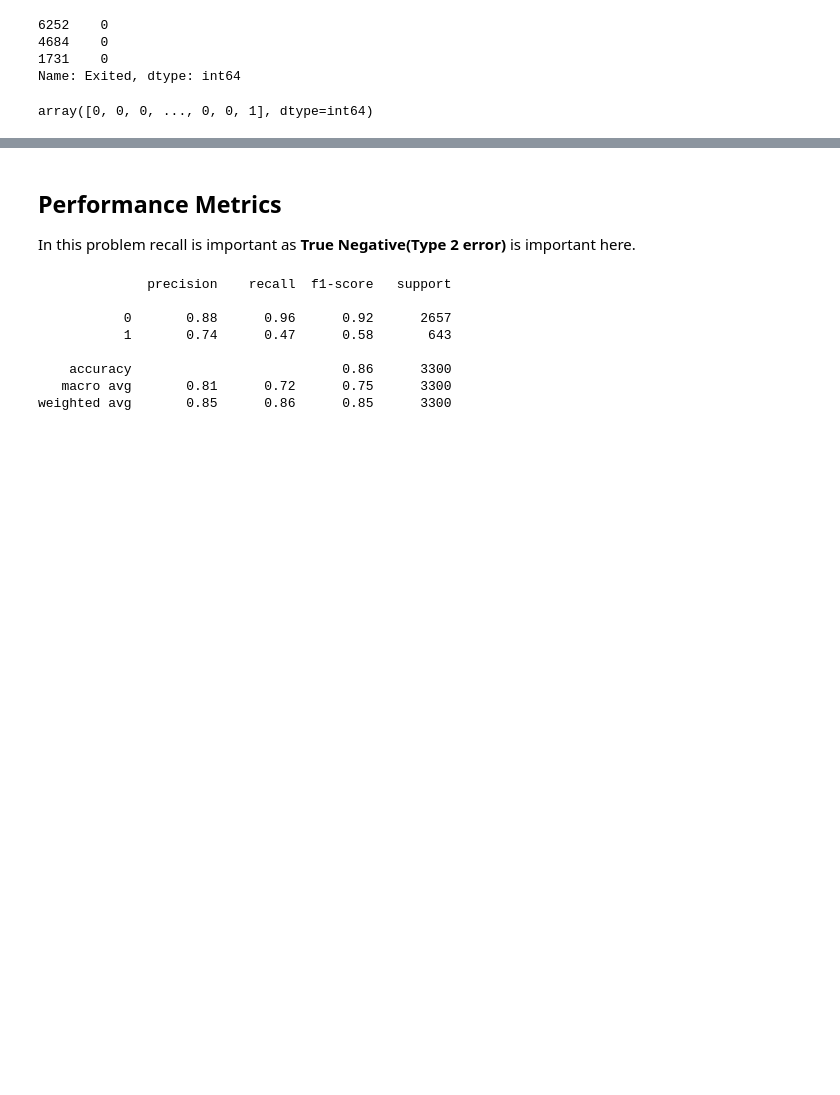
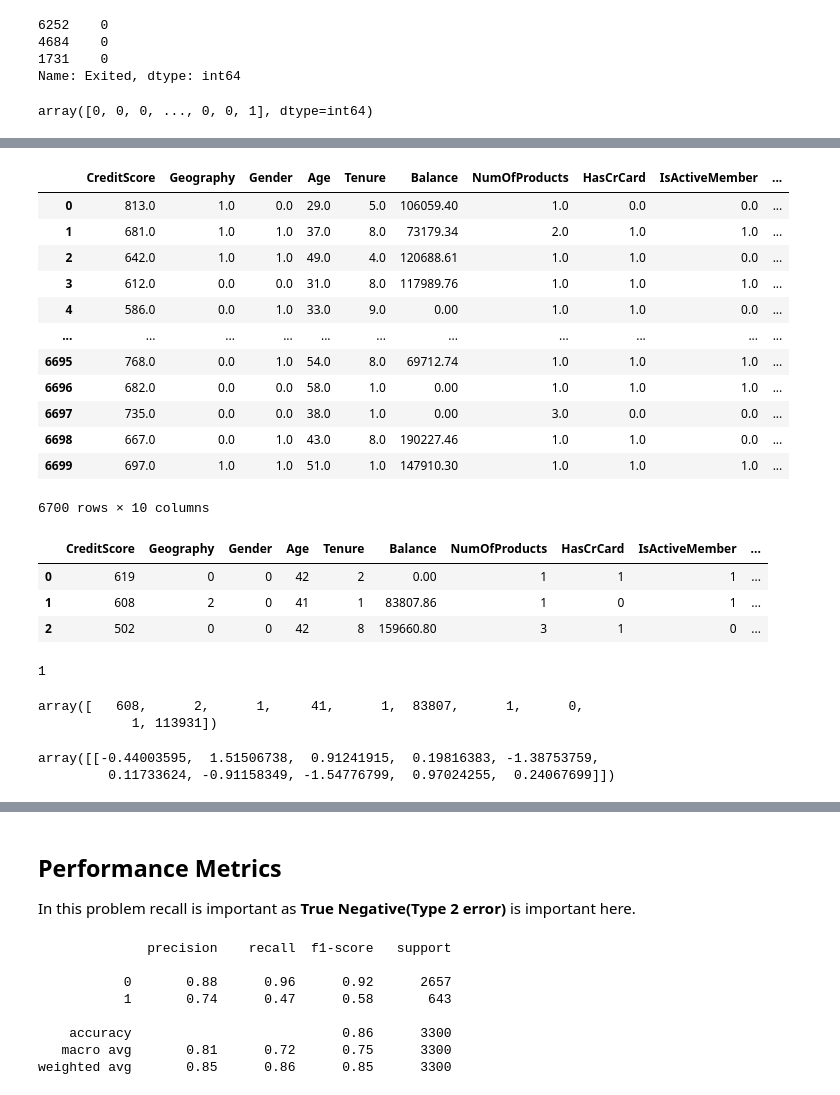
Before and after one commit to arslandevs/dataScienceProjects, a Jupyter notebook: customerChurn/analysis.ipynb, the cells around one changed output, grey strips where cells are left out. Drawn from its saved outputs; the diff is of its cells as text; code cells hidden in the pictures; blank space fills up the shorter version.

```diff
--- a/customerChurn/analysis.ipynb
+++ b/customerChurn/analysis.ipynb
@@ -251,0 +276,3 @@ array([0, 0, 0, ..., 0, 0, 1], dtype=int64)
+# %%
+inverseScaler = scaler.inverse_transform(X_train)
+inverseScaler
@@ -251,0 +293,44 @@ array([0, 0, 0, ..., 0, 0, 1], dtype=int64)
+# %%
+df_reverse_encode = pd.DataFrame(inverseScaler, columns=df.columns[:-1])
+df_reverse_encode
+# %% [output]
+|  | CreditScore | Geography | Gender | Age | Tenure | Balance | NumOfProducts | HasCrCard | IsActiveMember | ... |
+| 0 | 813.0 | 1.0 | 0.0 | 29.0 | 5.0 | 106059.40 | 1.0 | 0.0 | 0.0 | ... |
+| 1 | 681.0 | 1.0 | 1.0 | 37.0 | 8.0 | 73179.34 | 2.0 | 1.0 | 1.0 | ... |
+| 2 | 642.0 | 1.0 | 1.0 | 49.0 | 4.0 | 120688.61 | 1.0 | 1.0 | 0.0 | ... |
+| 3 | 612.0 | 0.0 | 0.0 | 31.0 | 8.0 | 117989.76 | 1.0 | 1.0 | 1.0 | ... |
+| 4 | 586.0 | 0.0 | 1.0 | 33.0 | 9.0 | 0.00 | 1.0 | 1.0 | 0.0 | ... |
+| ... | ... | ... | ... | ... | ... | ... | ... | ... | ... | ... |
+| 6695 | 768.0 | 0.0 | 1.0 | 54.0 | 8.0 | 69712.74 | 1.0 | 1.0 | 1.0 | ... |
+| 6696 | 682.0 | 0.0 | 0.0 | 58.0 | 1.0 | 0.00 | 1.0 | 1.0 | 1.0 | ... |
+| 6697 | 735.0 | 0.0 | 0.0 | 38.0 | 1.0 | 0.00 | 3.0 | 0.0 | 0.0 | ... |
+| 6698 | 667.0 | 0.0 | 1.0 | 43.0 | 8.0 | 190227.46 | 1.0 | 1.0 | 0.0 | ... |
+| 6699 | 697.0 | 1.0 | 1.0 | 51.0 | 1.0 | 147910.30 | 1.0 | 1.0 | 1.0 | ... |
+6700 rows × 10 columns
+# %%
+df.head(3)
+# %% [output]
+|  | CreditScore | Geography | Gender | Age | Tenure | Balance | NumOfProducts | HasCrCard | IsActiveMember | ... |
+| 0 | 619 | 0 | 0 | 42 | 2 | 0.00 | 1 | 1 | 1 | ... |
+| 1 | 608 | 2 | 0 | 41 | 1 | 83807.86 | 1 | 0 | 1 | ... |
+| 2 | 502 | 0 | 0 | 42 | 8 | 159660.80 | 3 | 1 | 0 | ... |
+# %%
+gender1 = gender_encode.transform(['Male'])
+gender1[0]
+
+geography1 = geography_encode.transform(['Spain'])
+geography1[0]
+# %% [output]
+1
+# %%
+testArray = np.array([608,geography1[0],gender1[0],41,1,83807,1,0,1,113931])
+testArray
+# %% [output]
+array([   608,      2,      1,     41,      1,  83807,      1,      0,
+            1, 113931])
+# %%
+x_test = scaler.transform([testArray])
+x_test
+# %% [output]
+array([[-0.44003595,  1.51506738,  0.91241915,  0.19816383, -1.38753759,
+         0.11733624, -0.91158349, -1.54776799,  0.97024255,  0.24067699]])
```
Also changed, not shown: parts of 10 cells of this notebook.
